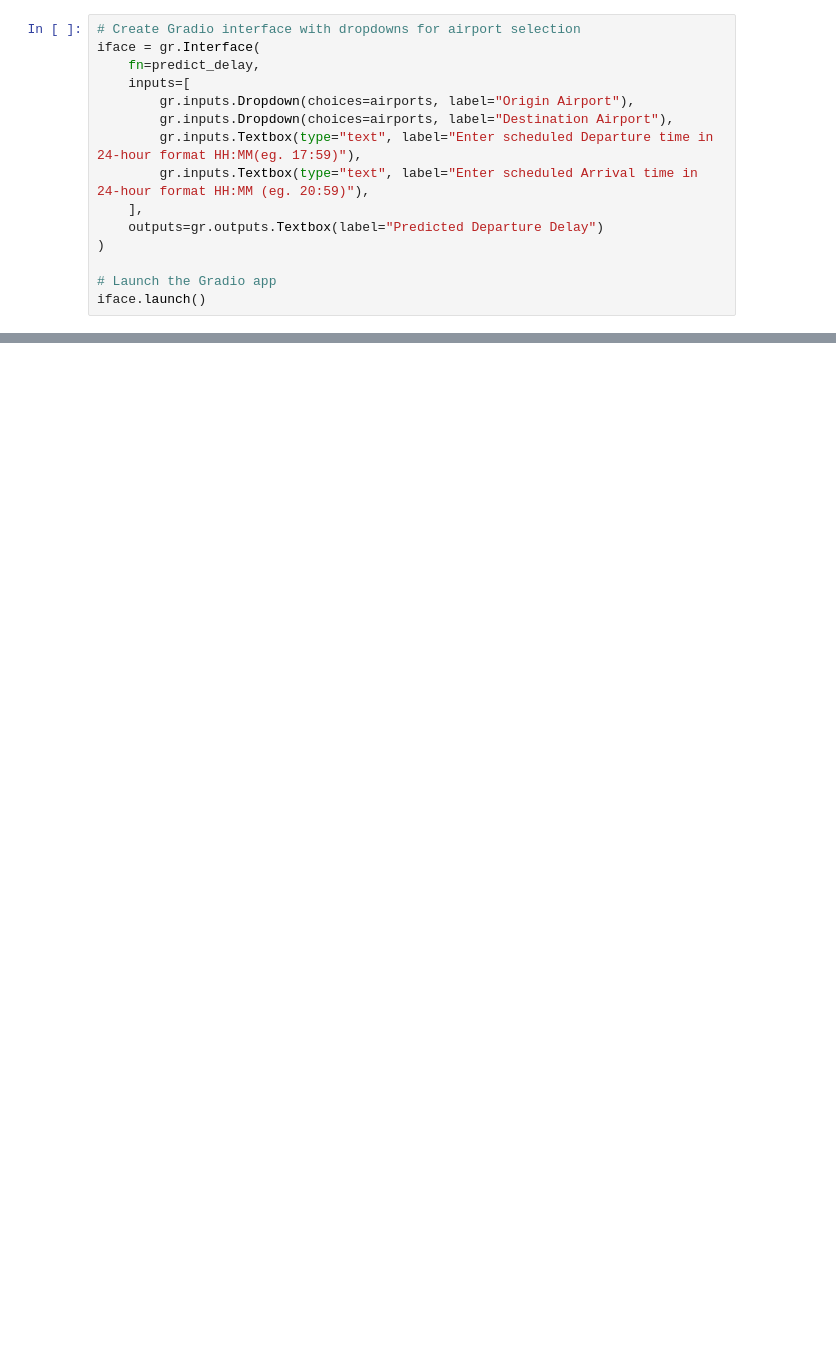
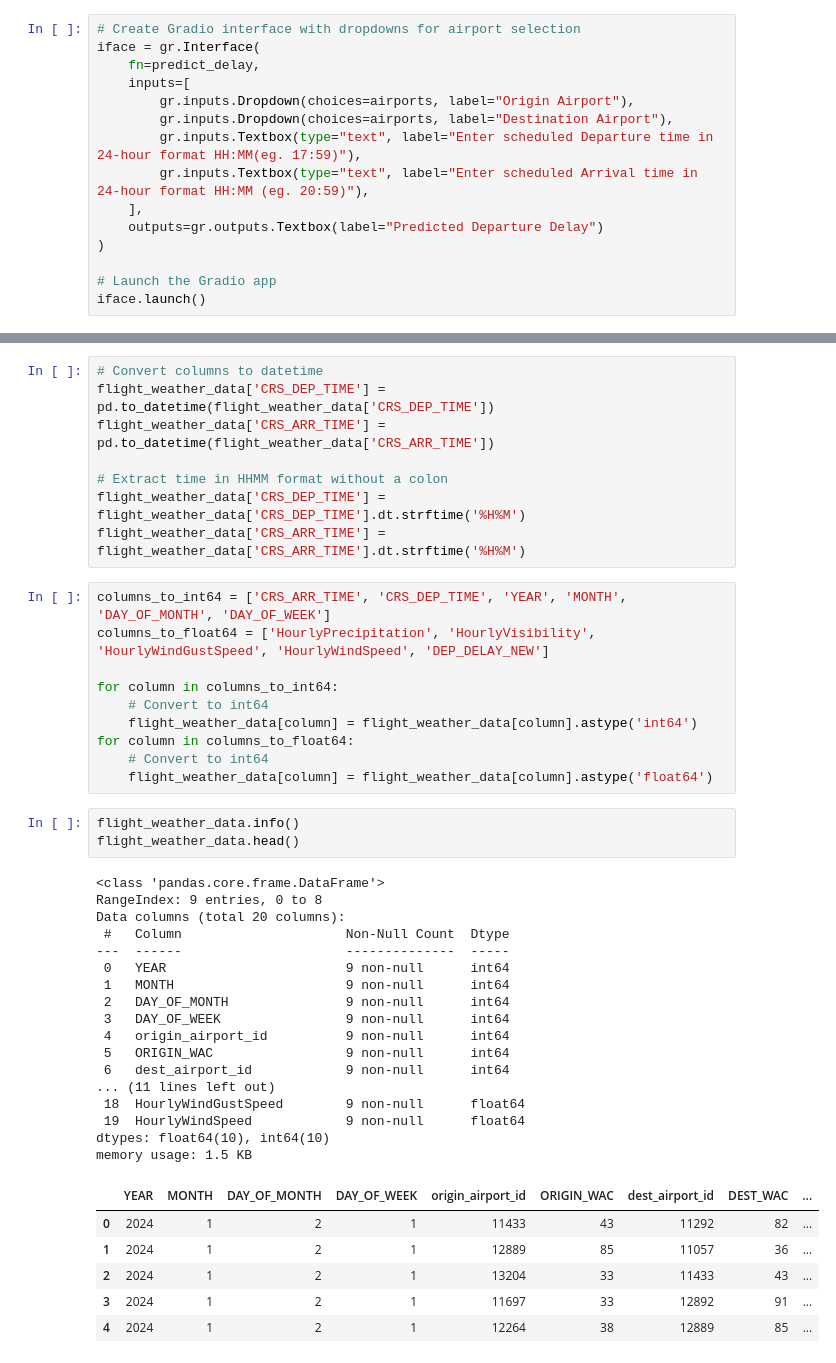
Before and after one commit to rezaqorbani/flight-delay-predictor, a Jupyter notebook: test_prediction_app.ipynb, the cells around one changed output, grey strips where cells are left out. Saved outputs shown, nothing was run; the diff lists cells and outputs as text; blank space fills up the shorter version.

```diff
--- a/test_prediction_app.ipynb
+++ b/test_prediction_app.ipynb
@@ -364,0 +579,45 @@ iface.launch()
+# %%
+# Convert columns to datetime
+flight_weather_data['CRS_DEP_TIME'] = pd.to_datetime(flight_weather_data['CRS_DEP_TIME'])
+flight_weather_data['CRS_ARR_TIME'] = pd.to_datetime(flight_weather_data['CRS_ARR_TIME'])
+
+# Extract time in HHMM format without a colon
+flight_weather_data['CRS_DEP_TIME'] = flight_weather_data['CRS_DEP_TIME'].dt.strftime('%H%M')
+flight_weather_data['CRS_ARR_TIME'] = flight_weather_data['CRS_ARR_TIME'].dt.strftime('%H%M')
+# %%
+columns_to_int64 = ['CRS_ARR_TIME', 'CRS_DEP_TIME', 'YEAR', 'MONTH', 'DAY_OF_MONTH', 'DAY_OF_WEEK']
+columns_to_float64 = ['HourlyPrecipitation', 'HourlyVisibility', 'HourlyWindGustSpeed', 'HourlyWindSpeed', 'DEP_DELAY_NEW']
+
+for column in columns_to_int64:
+    # Convert to int64
+    flight_weather_data[column] = flight_weather_data[column].astype('int64')
+for column in columns_to_float64:
+    # Convert to int64
+    flight_weather_data[column] = flight_weather_data[column].astype('float64')
+# %%
+flight_weather_data.info()
+flight_weather_data.head()
+# %% [output]
+<class 'pandas.core.frame.DataFrame'>
+RangeIndex: 9 entries, 0 to 8
+Data columns (total 20 columns):
+ #   Column                     Non-Null Count  Dtype
+---  ------                     --------------  -----
+ 0   YEAR                       9 non-null      int64
+ 1   MONTH                      9 non-null      int64
+ 2   DAY_OF_MONTH               9 non-null      int64
+ 3   DAY_OF_WEEK                9 non-null      int64
+ 4   origin_airport_id          9 non-null      int64
+ 5   ORIGIN_WAC                 9 non-null      int64
+ 6   dest_airport_id            9 non-null      int64
+... (11 lines left out)
+ 18  HourlyWindGustSpeed        9 non-null      float64
+ 19  HourlyWindSpeed            9 non-null      float64
+dtypes: float64(10), int64(10)
+memory usage: 1.5 KB
+|  | YEAR | MONTH | DAY_OF_MONTH | DAY_OF_WEEK | origin_airport_id | ORIGIN_WAC | dest_airport_id | DEST_WAC | ... |
+| 0 | 2024 | 1 | 2 | 1 | 11433 | 43 | 11292 | 82 | ... |
+| 1 | 2024 | 1 | 2 | 1 | 12889 | 85 | 11057 | 36 | ... |
+| 2 | 2024 | 1 | 2 | 1 | 13204 | 33 | 11433 | 43 | ... |
+| 3 | 2024 | 1 | 2 | 1 | 11697 | 33 | 12892 | 91 | ... |
+| 4 | 2024 | 1 | 2 | 1 | 12264 | 38 | 12889 | 85 | ... |
```
Also changed, not shown: parts of 17 cells of this notebook.
